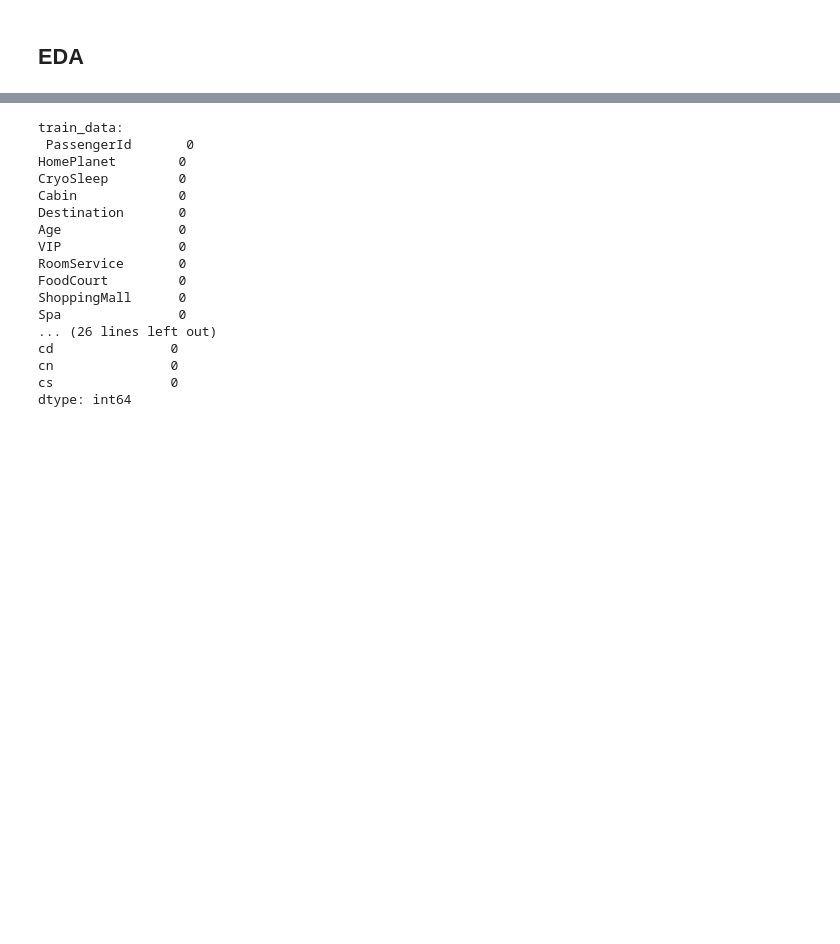
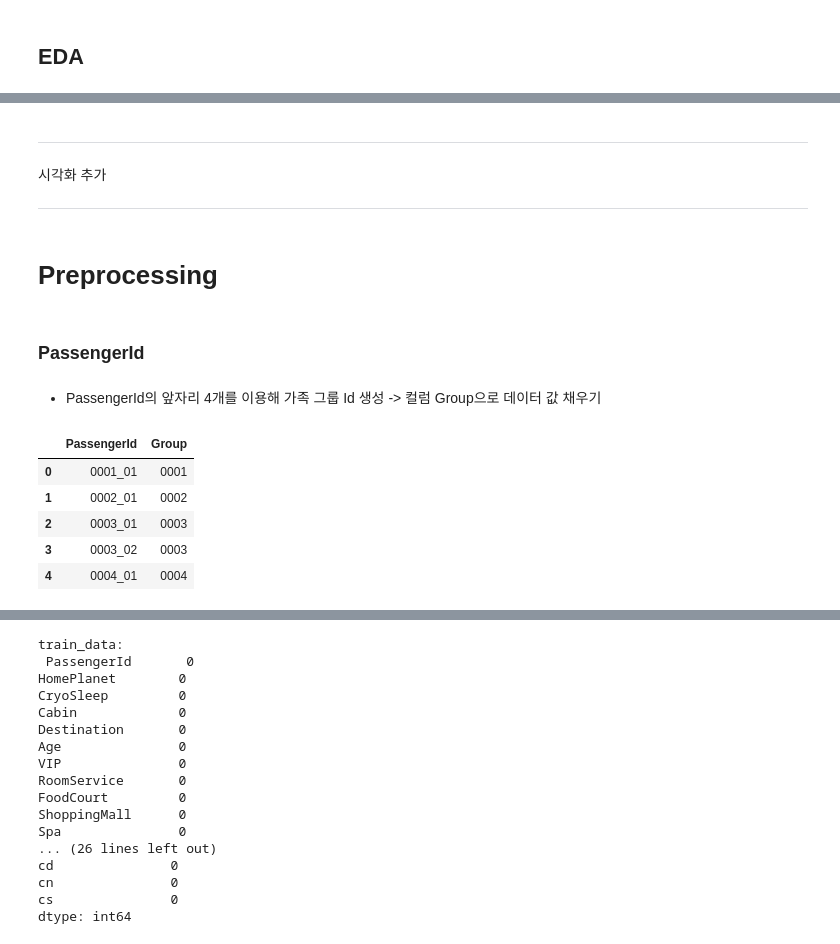
Before and after one commit to zerobbang/Kaggle_onboard_April, a Jupyter notebook: second.ipynb, the cells around one changed output, grey strips where cells are left out. Drawn from its saved outputs; the diff is of its cells as text; code cells hidden in the pictures; blank space fills up the shorter version.

Commit message:
Kaggle Notebook | test_sub | Version 16

```diff
--- a/second.ipynb
+++ b/second.ipynb
@@ -162,3 +202,25 @@ test.describe()
+# %% [markdown]
+---
+시각화 추가
+
+---
+# %% [markdown]
+# Preprocessing
+# %% [markdown]
+### PassengerId
+# %% [markdown]
+- PassengerId의 앞자리 4개를 이용해 가족 그룹 Id 생성 -> 컬럼 Group으로 데이터 값 채우기
+# %%
+train['Group'] = train['PassengerId'].apply(lambda x : str(x[:4]))
+test['Group'] = test['PassengerId'].apply(lambda x : str(x[:4]))
+train[['PassengerId','Group']].head()
+# %% [output]
+|  | PassengerId | Group |
+| 0 | 0001_01 | 0001 |
+| 1 | 0002_01 | 0002 |
+| 2 | 0003_01 | 0003 |
+| 3 | 0003_02 | 0003 |
+| 4 | 0004_01 | 0004 |
 # %%
 train.dtypes
 # %% [output]
```
Also changed, not shown: parts of 52 cells of this notebook.
